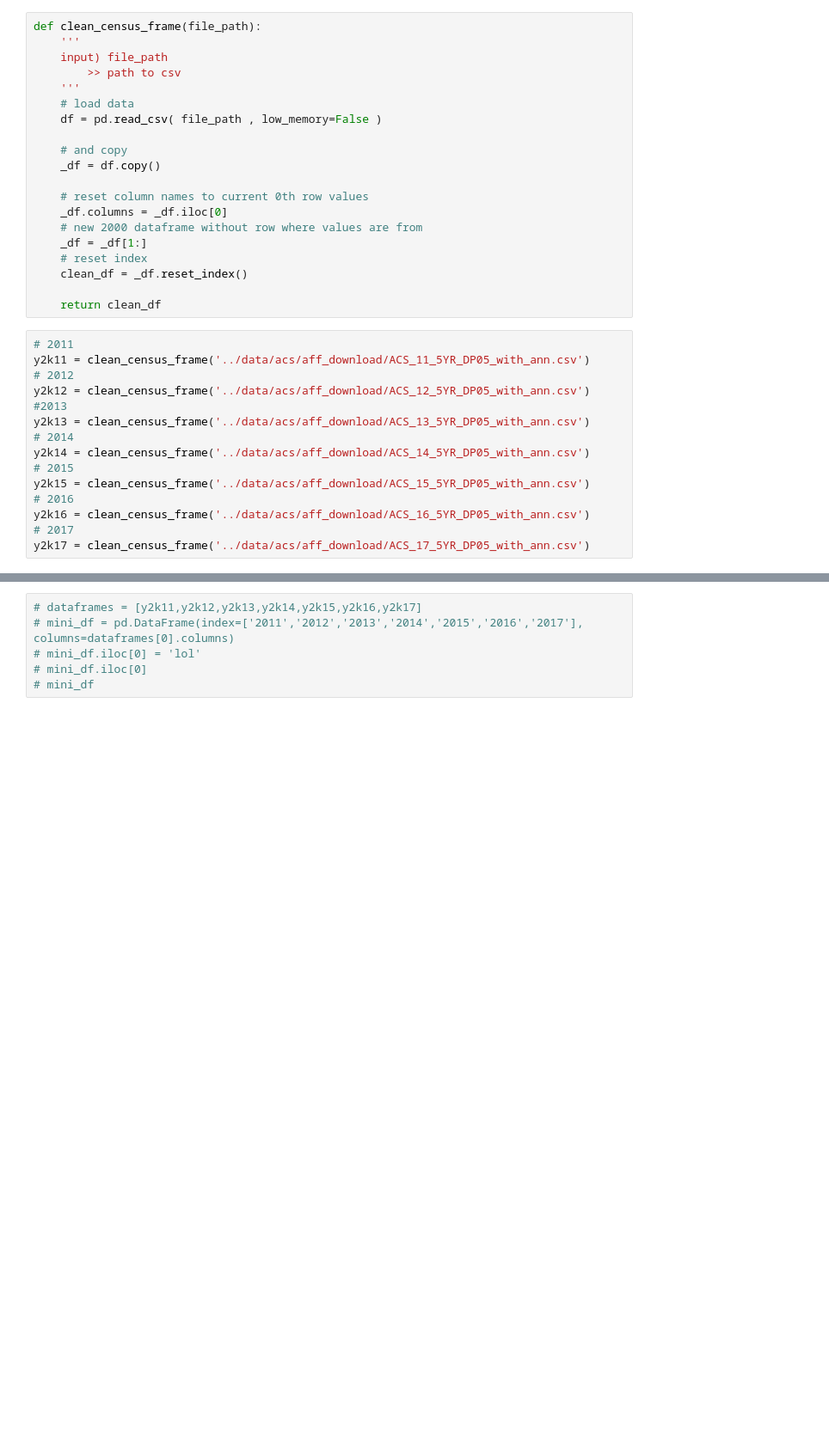
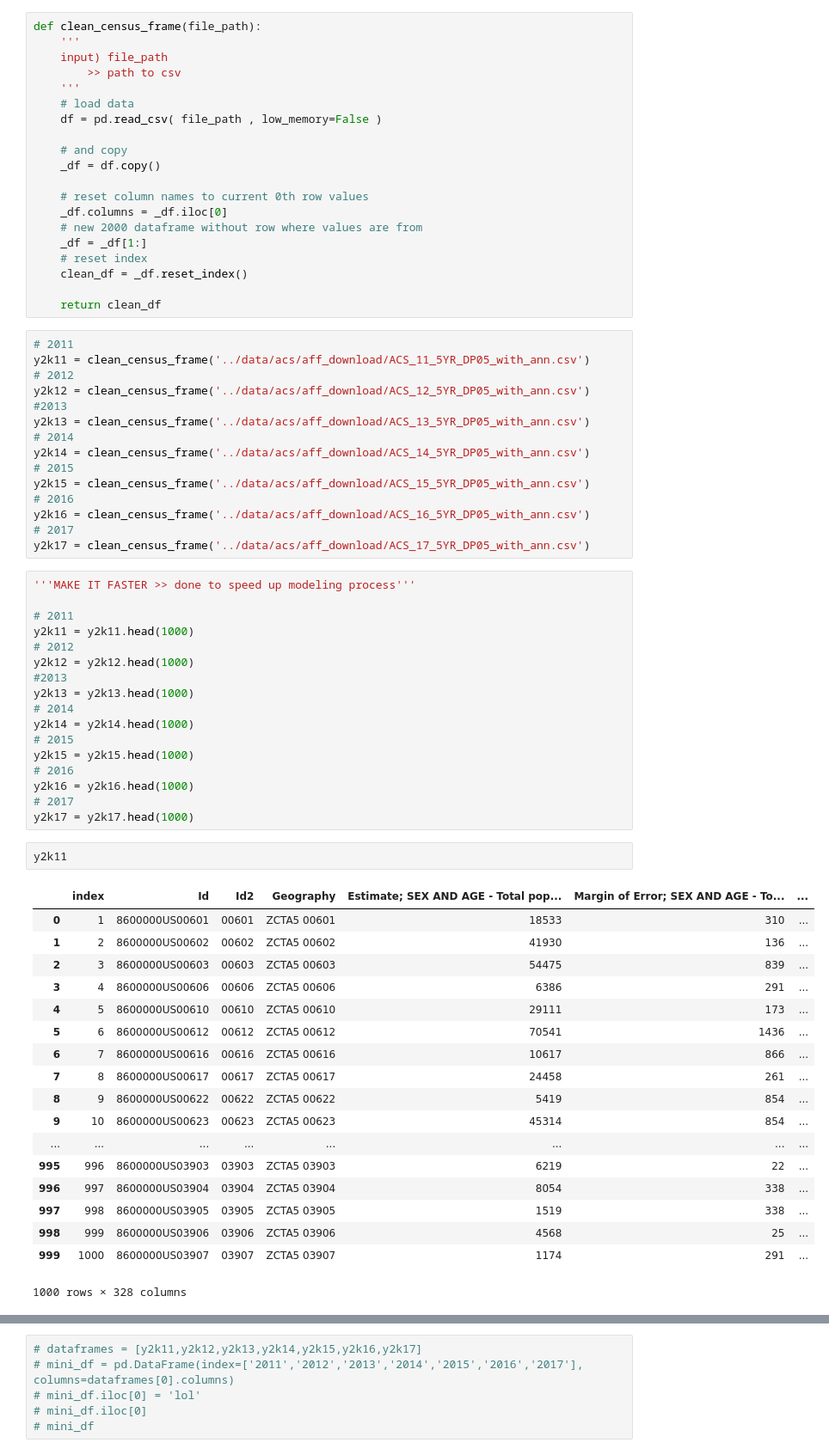
Before and after one commit to gumdropsteve/population_prophet, a Jupyter notebook: exploratory-data-analysis/acs_5yr_2011-2017_age_sex.ipynb, the cells around one changed output, grey strips where cells are left out. Shown: that part at 86% size. Saved outputs shown, nothing was run; the diff lists cells and outputs as text; blank space fills up the shorter version.

```diff
--- a/exploratory-data-analysis/acs_5yr_2011-2017_age_sex.ipynb
+++ b/exploratory-data-analysis/acs_5yr_2011-2017_age_sex.ipynb
@@ -37,6 +37,44 @@ y2k15 = clean_census_frame('../data/acs/aff_download/ACS_15_5YR_DP05_with_ann.cs
 y2k16 = clean_census_frame('../data/acs/aff_download/ACS_16_5YR_DP05_with_ann.csv')
 # 2017
 y2k17 = clean_census_frame('../data/acs/aff_download/ACS_17_5YR_DP05_with_ann.csv')
+# %%
+'''MAKE IT FASTER >> done to speed up modeling process'''
+
+# 2011
+y2k11 = y2k11.head(1000)
+# 2012
+y2k12 = y2k12.head(1000)
+#2013
+y2k13 = y2k13.head(1000)
+# 2014
+y2k14 = y2k14.head(1000)
+# 2015
+y2k15 = y2k15.head(1000)
+# 2016
+y2k16 = y2k16.head(1000)
+# 2017
+y2k17 = y2k17.head(1000)
+# %%
+y2k11
+# %% [output]
+|  | index | Id | Id2 | Geography | Estimate; SEX AND AGE - Total pop... | Margin of Error; SEX AND AGE - To... | ... |
+| 0 | 1 | 8600000US00601 | 00601 | ZCTA5 00601 | 18533 | 310 | ... |
+| 1 | 2 | 8600000US00602 | 00602 | ZCTA5 00602 | 41930 | 136 | ... |
+| 2 | 3 | 8600000US00603 | 00603 | ZCTA5 00603 | 54475 | 839 | ... |
+| 3 | 4 | 8600000US00606 | 00606 | ZCTA5 00606 | 6386 | 291 | ... |
+| 4 | 5 | 8600000US00610 | 00610 | ZCTA5 00610 | 29111 | 173 | ... |
+| 5 | 6 | 8600000US00612 | 00612 | ZCTA5 00612 | 70541 | 1436 | ... |
+| 6 | 7 | 8600000US00616 | 00616 | ZCTA5 00616 | 10617 | 866 | ... |
+| 7 | 8 | 8600000US00617 | 00617 | ZCTA5 00617 | 24458 | 261 | ... |
+| 8 | 9 | 8600000US00622 | 00622 | ZCTA5 00622 | 5419 | 854 | ... |
+| 9 | 10 | 8600000US00623 | 00623 | ZCTA5 00623 | 45314 | 854 | ... |
+| ... | ... | ... | ... | ... | ... | ... | ... |
+| 995 | 996 | 8600000US03903 | 03903 | ZCTA5 03903 | 6219 | 22 | ... |
+| 996 | 997 | 8600000US03904 | 03904 | ZCTA5 03904 | 8054 | 338 | ... |
+| 997 | 998 | 8600000US03905 | 03905 | ZCTA5 03905 | 1519 | 338 | ... |
+| 998 | 999 | 8600000US03906 | 03906 | ZCTA5 03906 | 4568 | 25 | ... |
+| 999 | 1000 | 8600000US03907 | 03907 | ZCTA5 03907 | 1174 | 291 | ... |
+1000 rows × 328 columns
 # %%
 # gather column names
 column_names = [_ for _ in y2k11[:0]]
```
Also changed, not shown: parts of 10 cells of this notebook.
